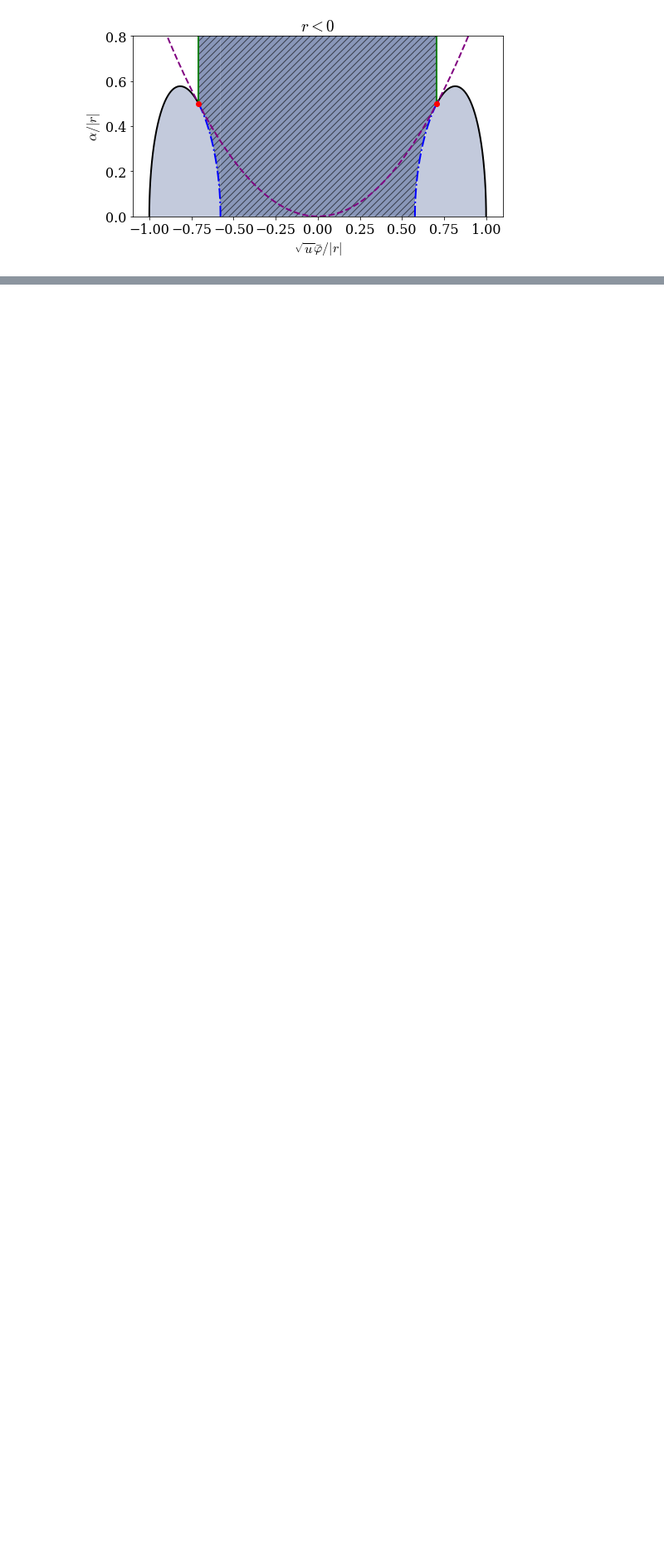
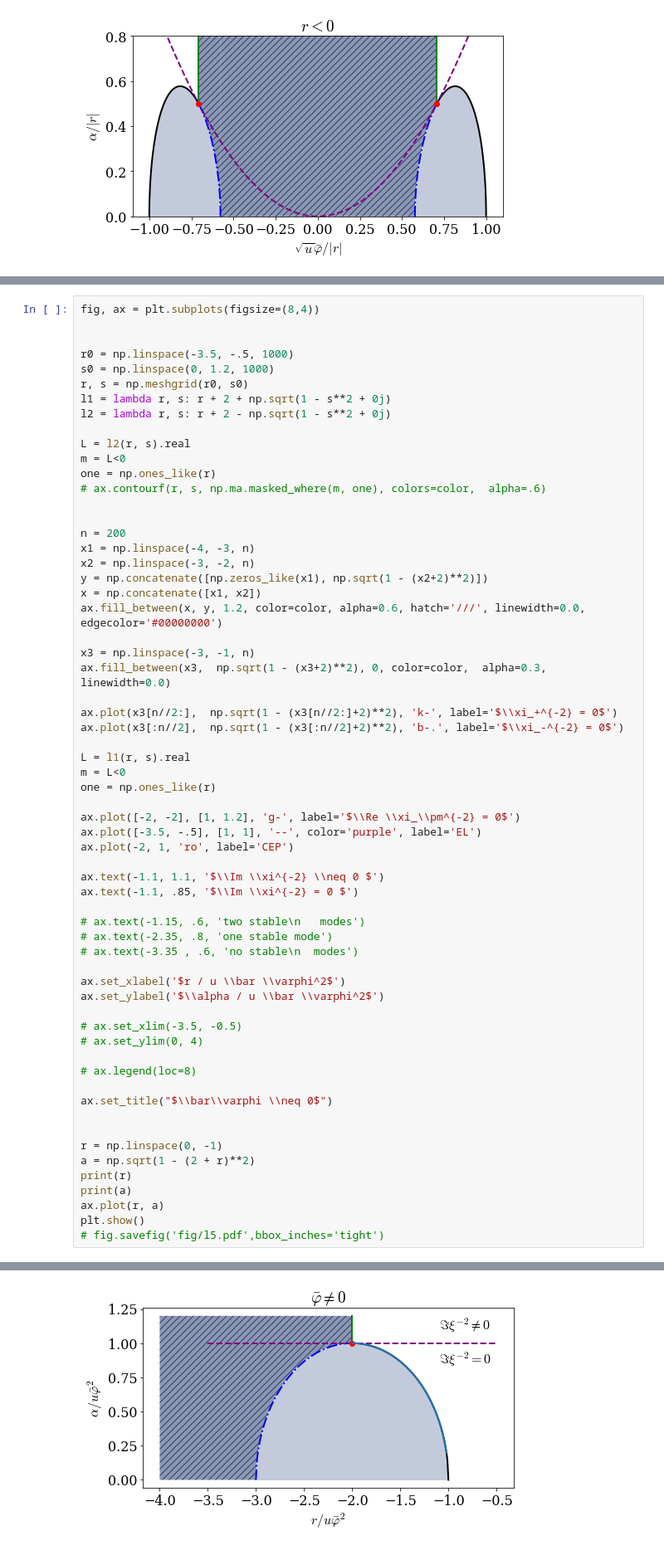
Before and after one commit to martkjoh/NRCH, a Jupyter notebook: done/phase_diag_2d.ipynb, the cells around one changed output, grey strips where cells are left out. Shown at 83% size. Drawn from its saved outputs; the diff is of its cells as text; blank space fills up the shorter version.

```diff
--- a/done/phase_diag_2d.ipynb
+++ b/done/phase_diag_2d.ipynb
@@ -300,0 +309,63 @@ fig.savefig('fig/movies.pdf',bbox_inches='tight')
+# %%
+fig, ax = plt.subplots(figsize=(8,4))
+
+
+r0 = np.linspace(-3.5, -.5, 1000)
+s0 = np.linspace(0, 1.2, 1000)
+r, s = np.meshgrid(r0, s0)
+l1 = lambda r, s: r + 2 + np.sqrt(1 - s**2 + 0j)
+l2 = lambda r, s: r + 2 - np.sqrt(1 - s**2 + 0j)
+
+L = l2(r, s).real
+m = L<0
+one = np.ones_like(r)
+# ax.contourf(r, s, np.ma.masked_where(m, one), colors=color,  alpha=.6)
+
+
+n = 200
+x1 = np.linspace(-4, -3, n)
+x2 = np.linspace(-3, -2, n)
+y = np.concatenate([np.zeros_like(x1), np.sqrt(1 - (x2+2)**2)])
+x = np.concatenate([x1, x2])
+ax.fill_between(x, y, 1.2, color=color, alpha=0.6, hatch='///', linewidth=0.0, edgecolor='#00000000')
+
+x3 = np.linspace(-3, -1, n)
+ax.fill_between(x3,  np.sqrt(1 - (x3+2)**2), 0, color=color,  alpha=0.3, linewidth=0.0)
+
+ax.plot(x3[n//2:],  np.sqrt(1 - (x3[n//2:]+2)**2), 'k-', label='$\\xi_+^{-2} = 0$')
+ax.plot(x3[:n//2],  np.sqrt(1 - (x3[:n//2]+2)**2), 'b-.', label='$\\xi_-^{-2} = 0$')
+
+L = l1(r, s).real
+m = L<0
+one = np.ones_like(r)
+
+ax.plot([-2, -2], [1, 1.2], 'g-', label='$\\Re \\xi_\\pm^{-2} = 0$')
+ax.plot([-3.5, -.5], [1, 1], '--', color='purple', label='EL')
+ax.plot(-2, 1, 'ro', label='CEP')
+
+ax.text(-1.1, 1.1, '$\\Im \\xi^{-2} \\neq 0 $')
+ax.text(-1.1, .85, '$\\Im \\xi^{-2} = 0 $')
+
+# ax.text(-1.15, .6, 'two stable\n   modes')
+# ax.text(-2.35, .8, 'one stable mode')
+# ax.text(-3.35 , .6, 'no stable\n  modes')
+
+ax.set_xlabel('$r / u \\bar \\varphi^2$')
+ax.set_ylabel('$\\alpha / u \\bar \\varphi^2$')
+
+# ax.set_xlim(-3.5, -0.5)
+# ax.set_ylim(0, 4)
+
+# ax.legend(loc=8)
+
+ax.set_title("$\\bar\\varphi \\neq 0$")
+
+
+r = np.linspace(0, -1)
+a = np.sqrt(1 - (2 + r)**2)
+print(r)
+print(a)
+ax.plot(r, a)
+plt.show()
+# fig.savefig('fig/l5.pdf',bbox_inches='tight')
+# %% [output]
@@ -300,0 +390 @@ fig.savefig('fig/movies.pdf',bbox_inches='tight')
+[figure, added]
```
Also changed, not shown: parts of 2 cells of this notebook, 7 other files.
